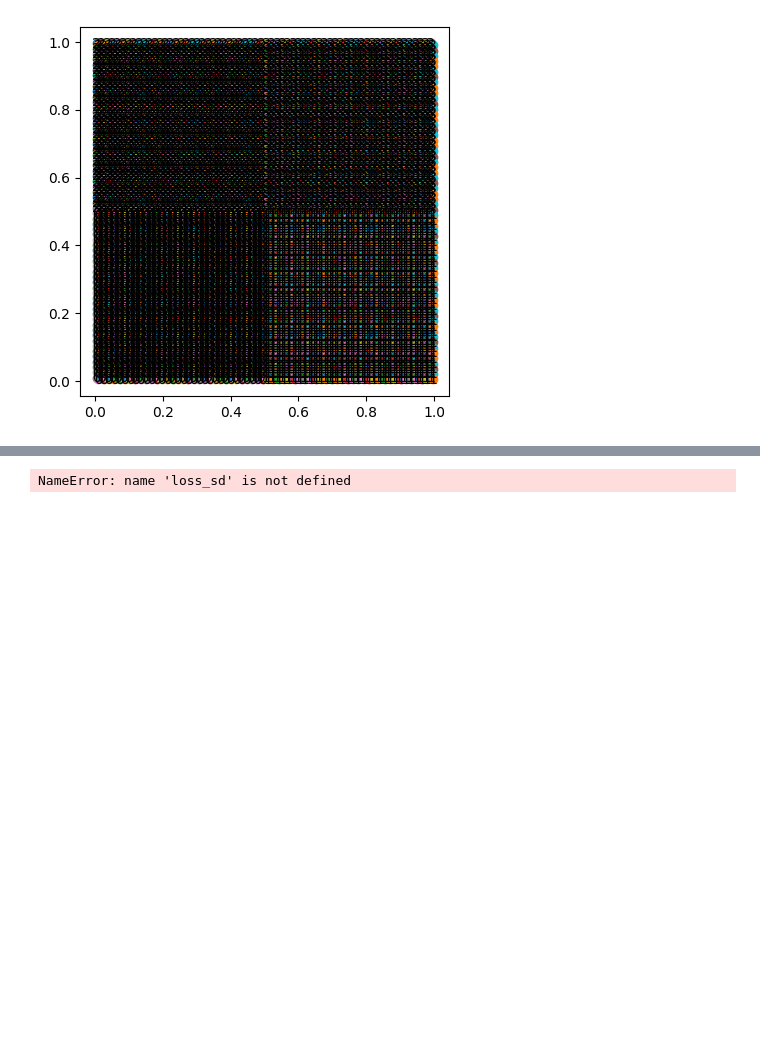
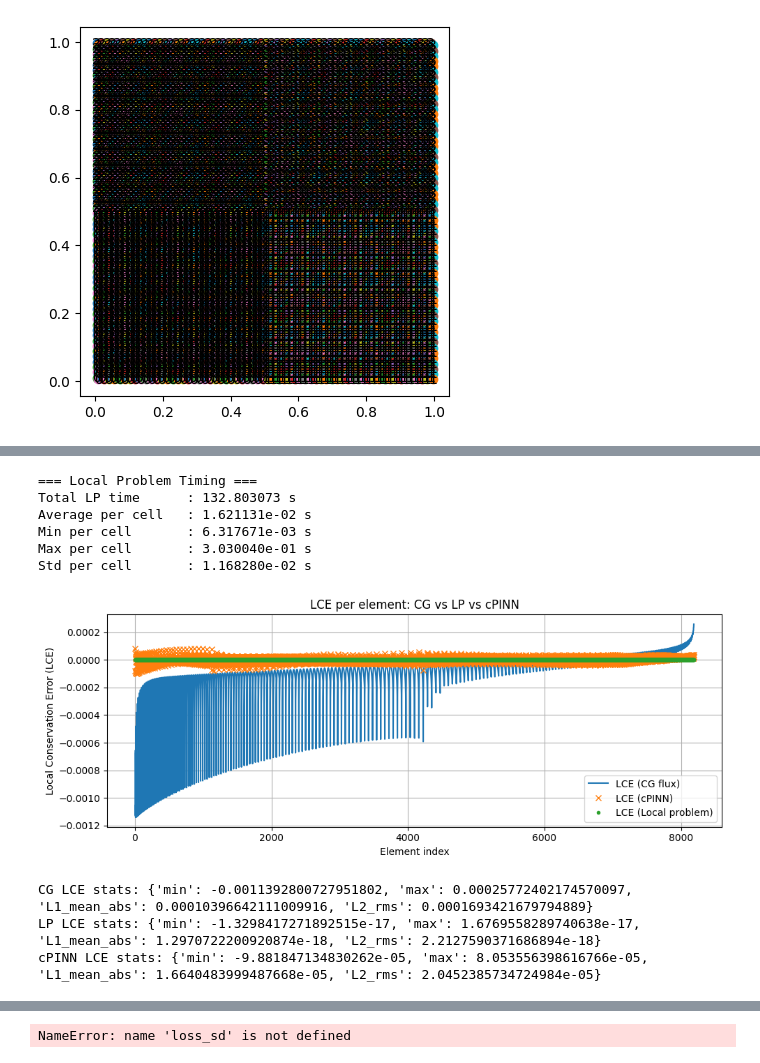
Before and after one commit to harryyudha7/phd_research, a Jupyter notebook: lcg_cpinn_strong_form_index_sd_optimized.ipynb, the cells around one changed output, grey strips where cells are left out. Cells and saved outputs as stored; diff of their text form; code cells hidden in the pictures; blank space fills up the shorter version.

```diff
--- a/lcg_cpinn_strong_form_index_sd_optimized.ipynb
+++ b/lcg_cpinn_strong_form_index_sd_optimized.ipynb
@@ -2068,0 +2297,48 @@ plt.show()
+# %%
+print("\n=== Local Problem Timing ===")
+print(f"Total LP time      : {lp_total_time:.6f} s")
+print(f"Average per cell   : {np.mean(lp_times):.6e} s")
+print(f"Min per cell       : {np.min(lp_times):.6e} s")
+print(f"Max per cell       : {np.max(lp_times):.6e} s")
+print(f"Std per cell       : {np.std(lp_times):.6e} s")
+# %% [output]
+=== Local Problem Timing ===
+Total LP time      : 132.803073 s
+Average per cell   : 1.621131e-02 s
+Min per cell       : 6.317671e-03 s
+Max per cell       : 3.030040e-01 s
+Std per cell       : 1.168280e-02 s
+# %%
+indices_plot = np.array(indices_int, dtype=int)
+CG_plot = np.array(LCE_CG_int, dtype=float)
+LP_plot = np.array(LCE_LP_int, dtype=float)
+cPINN_plot = np.array(LCE_cPINN_int, dtype=float)
+
+plt.figure(figsize=(10,4))
+plt.plot(indices_plot, CG_plot, label="LCE (CG flux)")
+plt.plot(indices_plot, cPINN_plot, "x", label="LCE (cPINN)")
+plt.plot(indices_plot, LP_plot, ".", label="LCE (Local problem)")
+plt.xlabel("Element index")
+plt.ylabel("Local Conservation Error (LCE)")
+plt.title("LCE per element: CG vs LP vs cPINN")
+plt.legend()
+plt.grid(True)
+plt.tight_layout()
+plt.show()
+
+def stats(arr):
+    return {
+        "min": float(arr.min()),
+        "max": float(arr.max()),
+        "L1_mean_abs": float(np.mean(np.abs(arr))),
+        "L2_rms": float(np.sqrt(np.mean(arr**2))),
+    }
+
+print("CG LCE stats:", stats(CG_plot))
+print("LP LCE stats:", stats(LP_plot))
+print("cPINN LCE stats:", stats(cPINN_plot))
+# %% [output]
+[figure, added]
+CG LCE stats: {'min': -0.0011392800727951802, 'max': 0.00025772402174570097, 'L1_mean_abs': 0.00010396642111009916, 'L2_rms': 0.0001693421679794889}
+LP LCE stats: {'min': -1.3298417271892515e-17, 'max': 1.6769558289740638e-17, 'L1_mean_abs': 1.2970722200920874e-18, 'L2_rms': 2.2127590371686894e-18}
+cPINN LCE stats: {'min': -9.881847134830262e-05, 'max': 8.053556398616766e-05, 'L1_mean_abs': 1.6640483999487668e-05, 'L2_rms': 2.0452385734724984e-05}
```
Also changed, not shown: parts of 10 cells of this notebook, 6 other files.
